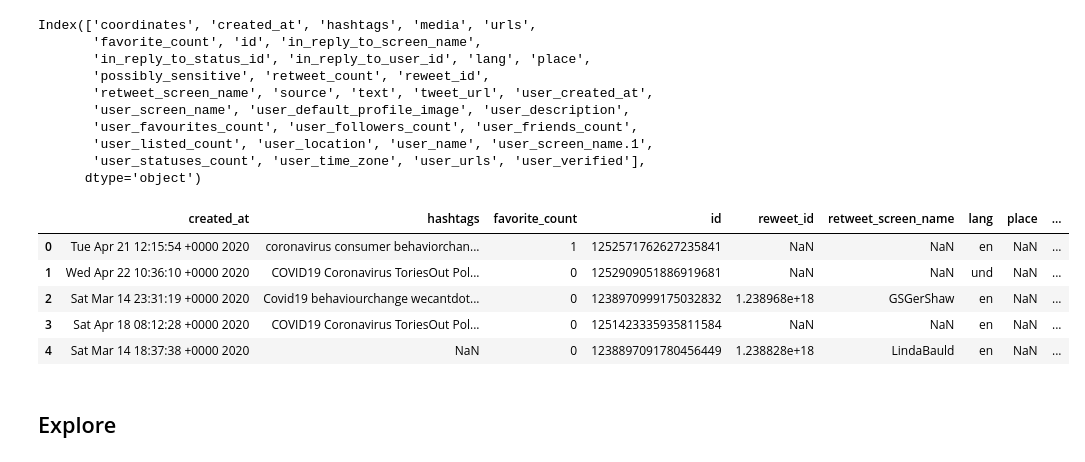
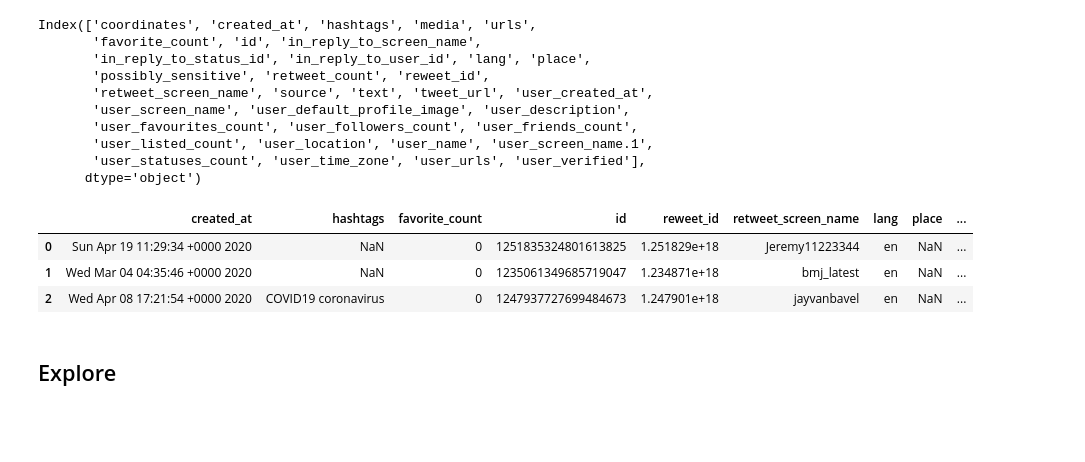
Before and after one commit to exfalsoquodlibet/behavioural-sci-perception, a Jupyter notebook: notebooks/01-tweets-initial-cleaning.ipynb, the cells around one changed output. Cells and saved outputs as stored; diff of their text form; code cells hidden in the pictures; blank space fills up the shorter version.

Commit message:
updated notebooks 1 and 2 for tweet analysis following refresh of data

```diff
--- a/notebooks/01-tweets-initial-cleaning.ipynb
+++ b/notebooks/01-tweets-initial-cleaning.ipynb
@@ -30,7 +30,7 @@ OUTPUT_DIR = os.environ.get("DIR_DATA_INTERIM")
 # %% [markdown]
 Constants
 # %%
-TWEETS_FLNM = "tweet-ids-10062020"
+TWEETS_FLNM = "tweet-ids-British-Oct2020"
 # %%
 VARS_TO_KEEP = ['created_at', 'hashtags',
        'favorite_count', 'id', 'reweet_id', 'retweet_screen_name', 'lang', 'place',
@@ -64,14 +64,12 @@ Index(['coordinates', 'created_at', 'hashtags', 'media', 'urls',
 # filter only relevant columns
 tweets_raw = tweets_raw[VARS_TO_KEEP]
 # %%
-tweets_raw[:5]
+tweets_raw[:3]
 # %% [output]
 |  | created_at | hashtags | favorite_count | id | reweet_id | retweet_screen_name | lang | place | ... |
-| 0 | Tue Apr 21 12:15:54 +0000 2020 | coronavirus consumer behaviorchan... | 1 | 1252571762627235841 | NaN | NaN | en | NaN | ... |
-| 1 | Wed Apr 22 10:36:10 +0000 2020 | COVID19 Coronavirus ToriesOut Pol... | 0 | 1252909051886919681 | NaN | NaN | und | NaN | ... |
-| 2 | Sat Mar 14 23:31:19 +0000 2020 | Covid19 behaviourchange wecantdot... | 0 | 1238970999175032832 | 1.238968e+18 | GSGerShaw | en | NaN | ... |
-| 3 | Sat Apr 18 08:12:28 +0000 2020 | COVID19 Coronavirus ToriesOut Pol... | 0 | 1251423335935811584 | NaN | NaN | en | NaN | ... |
-| 4 | Sat Mar 14 18:37:38 +0000 2020 | NaN | 0 | 1238897091780456449 | 1.238828e+18 | LindaBauld | en | NaN | ... |
+| 0 | Sun Apr 19 11:29:34 +0000 2020 | NaN | 0 | 1251835324801613825 | 1.251829e+18 | Jeremy11223344 | en | NaN | ... |
+| 1 | Wed Mar 04 04:35:46 +0000 2020 | NaN | 0 | 1235061349685719047 | 1.234871e+18 | bmj_latest | en | NaN | ... |
+| 2 | Wed Apr 08 17:21:54 +0000 2020 | COVID19 coronavirus | 0 | 1247937727699484673 | 1.247901e+18 | jayvanbavel | en | NaN | ... |
 # %% [markdown]
 ## Explore
 # %% [markdown]
```
Also changed, not shown: parts of 28 cells of this notebook, 1 other file.
